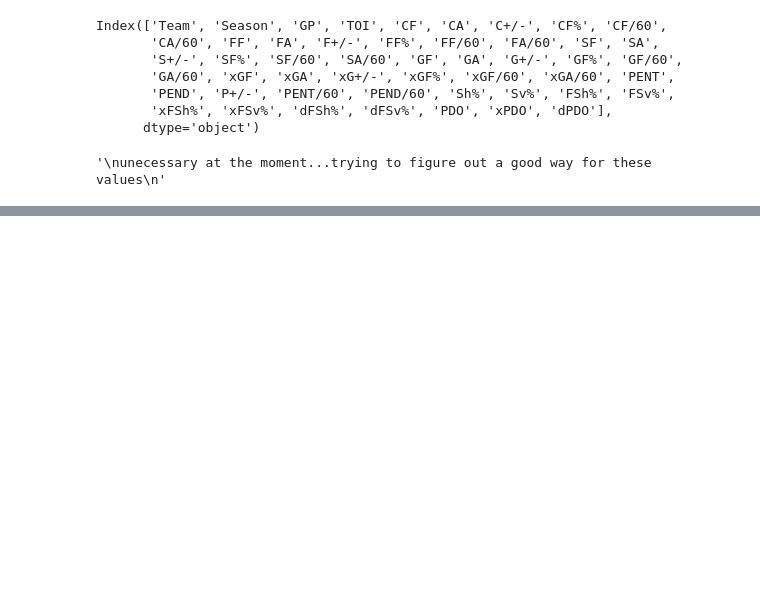
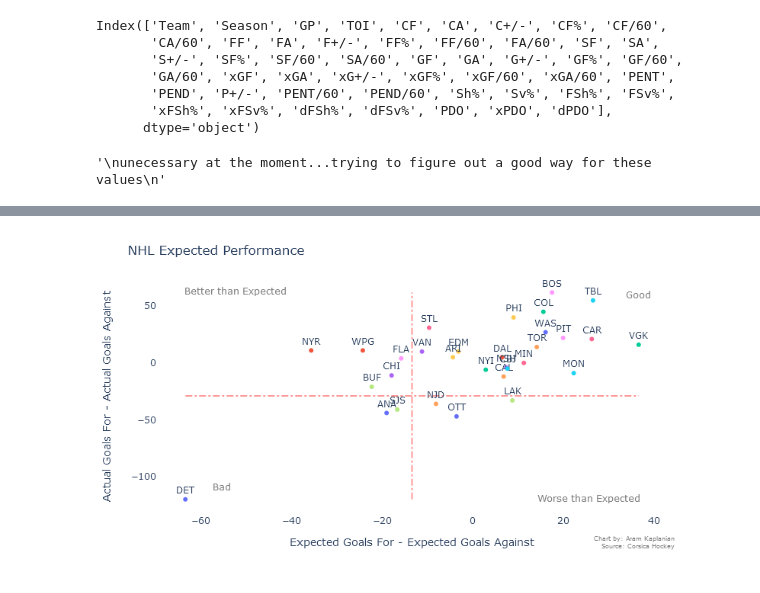
Before and after one commit to aramkaplanian/NHL_analysis, a Jupyter notebook: scratch.ipynb, the cells around one changed output, grey strips where cells are left out. Drawn from its saved outputs; the diff is of its cells as text; code cells hidden in the pictures; blank space fills up the shorter version.

```diff
--- a/scratch.ipynb
+++ b/scratch.ipynb
@@ -100,7 +100,7 @@ fig.add_shape(
 
 
 fig.add_trace(go.Scatter(
-    x=[xlow+11, xlow+2, xhigh, xhigh-11],
+    x=[xlow+11, xlow+8, xhigh, xhigh-11],
     y=[high, low+10, high-3, low],
     mode="text",
     text=["Better than Expected",
@@ -128,34 +128,35 @@ fig.update_layout(annotations=[
             xanchor='right',
             x=1,
             xref='paper',
             xshift=15,
             yanchor='auto',
-            y=-0.1,
+            y=-0.15,
             yshift=7,
             yref='paper',
             font=dict(
                 size=8,
                 color='grey'
             )
         ),go.layout.Annotation(
             showarrow=False,
             text='Source: Corsica Hockey',
             xanchor='right',
             x=1,
             xref='paper',
             xshift=15,
             yanchor='auto',
-            y=-0.1,
+            y=-0.16,
             yshift=0,
             yref='paper',
             font=dict(
                 size=8,
                 color='grey'
             ))])
 
 fig.show()
 fig.write_image("dots.png")
 # %% [output]
 [interactive output not drawn]
+[figure, added]
 # %%
 # df = pd.read_csv('team_data.csv')
```
Also changed, not shown: parts of 4 cells of this notebook, 7 other files.
